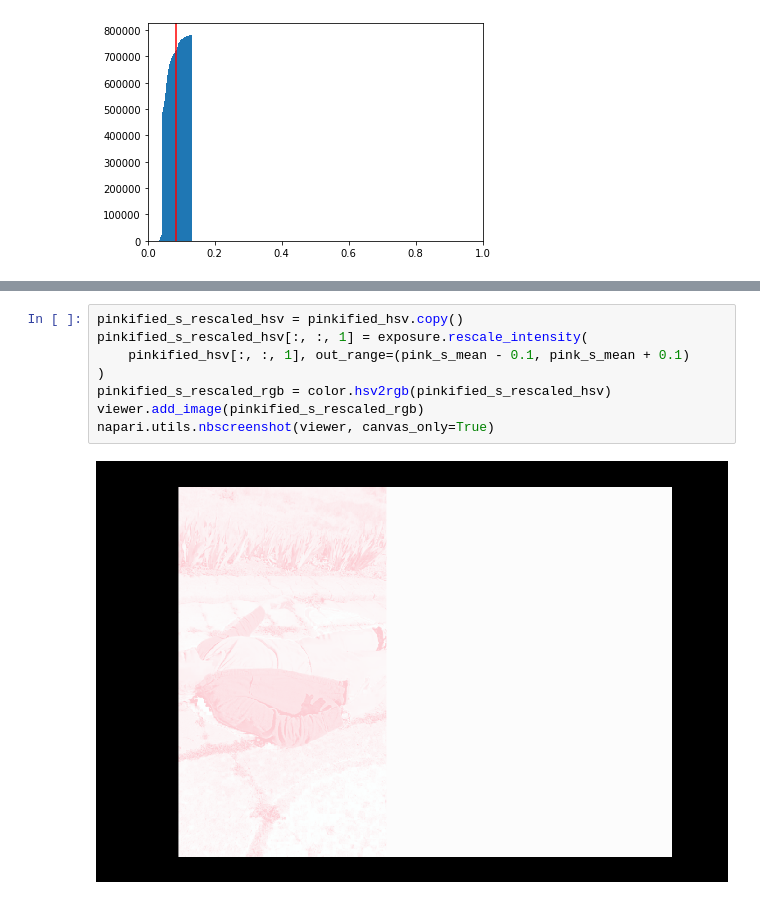
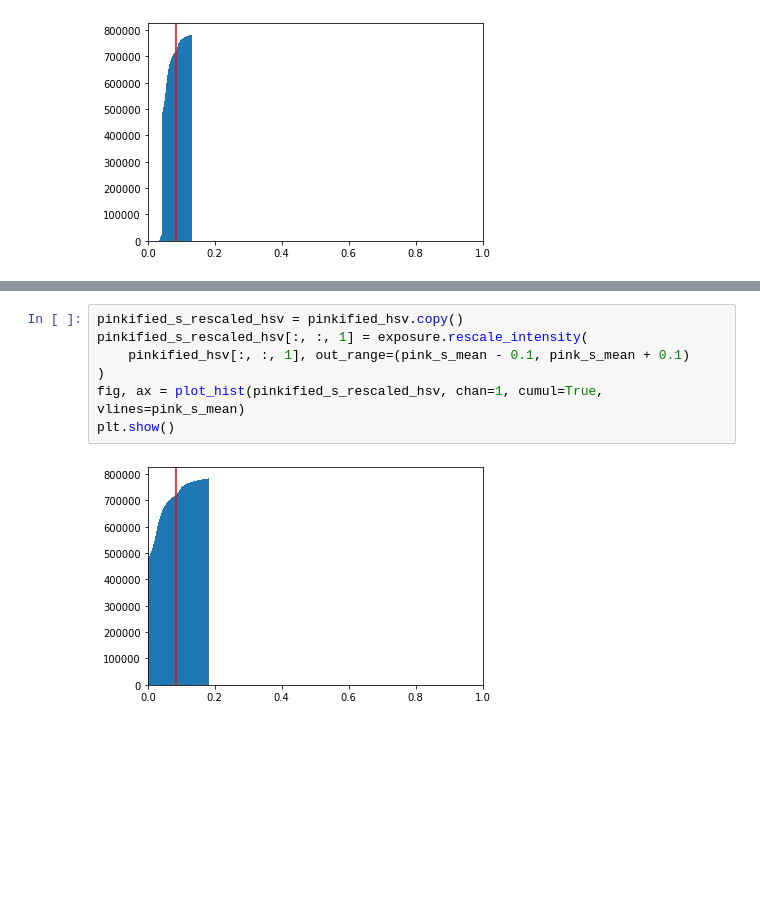
Before and after one commit to GusBusDraws/archipelago-music-video, a Jupyter notebook: nbs/01-pinkify.ipynb, the cells around one changed output, grey strips where cells are left out. Saved outputs shown, nothing was run; the diff lists cells and outputs as text; blank space fills up the shorter version.

Commit message:
plot histogram for last rescale and rerun NB

```diff
--- a/nbs/01-pinkify.ipynb
+++ b/nbs/01-pinkify.ipynb
@@ -168,10 +168,9 @@ napari.utils.nbscreenshot(viewer, canvas_only=True)
 # %%
 pinkified_s_rescaled_hsv = pinkified_hsv.copy()
 pinkified_s_rescaled_hsv[:, :, 1] = exposure.rescale_intensity(
     pinkified_hsv[:, :, 1], out_range=(pink_s_mean - 0.1, pink_s_mean + 0.1)
 )
-pinkified_s_rescaled_rgb = color.hsv2rgb(pinkified_s_rescaled_hsv)
-viewer.add_image(pinkified_s_rescaled_rgb)
-napari.utils.nbscreenshot(viewer, canvas_only=True)
+fig, ax = plot_hist(pinkified_s_rescaled_hsv, chan=1, cumul=True, vlines=pink_s_mean)
+plt.show()
 # %% [output]
-[figure, old version]
+[figure, new version]
```
Also changed, not shown: parts of 7 cells of this notebook.
